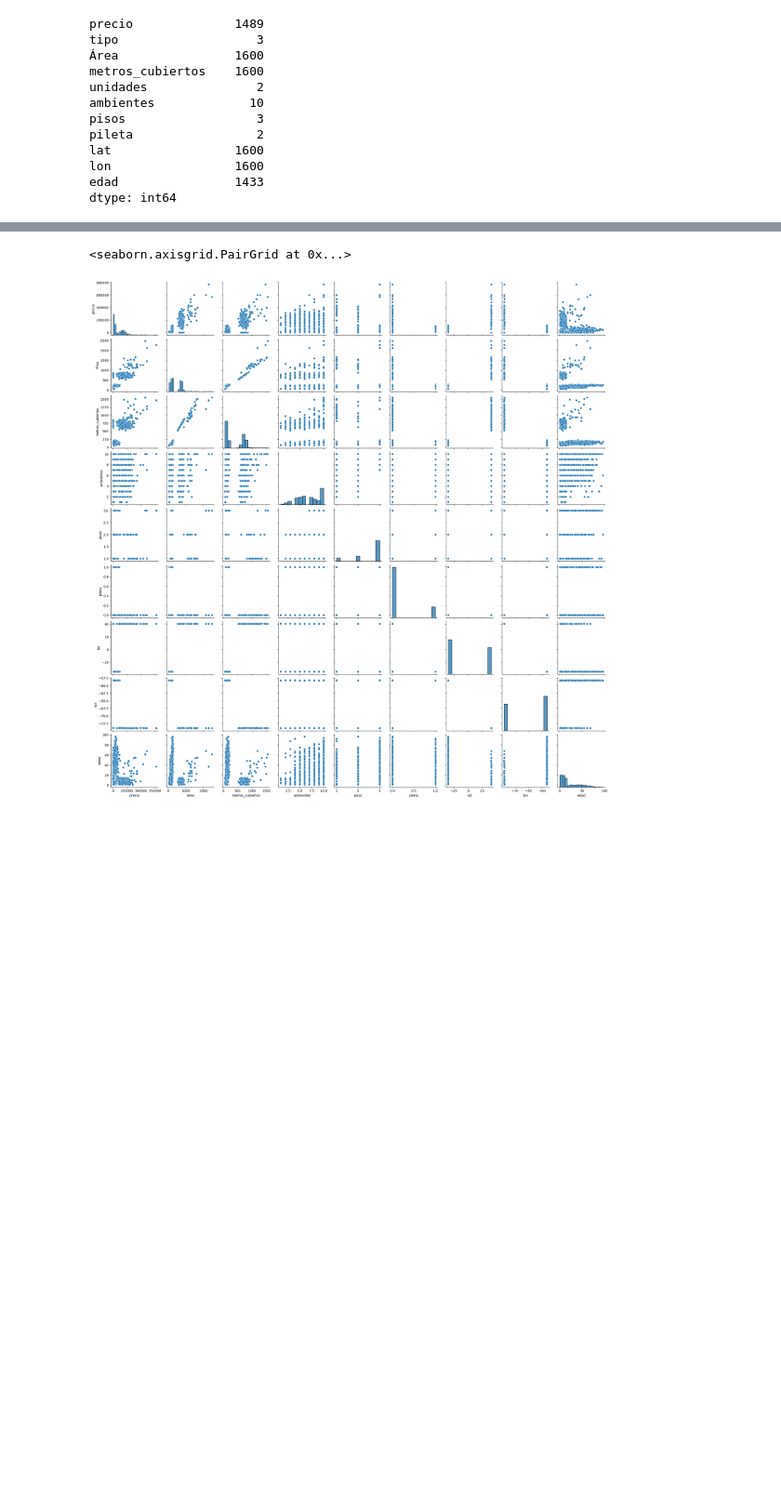
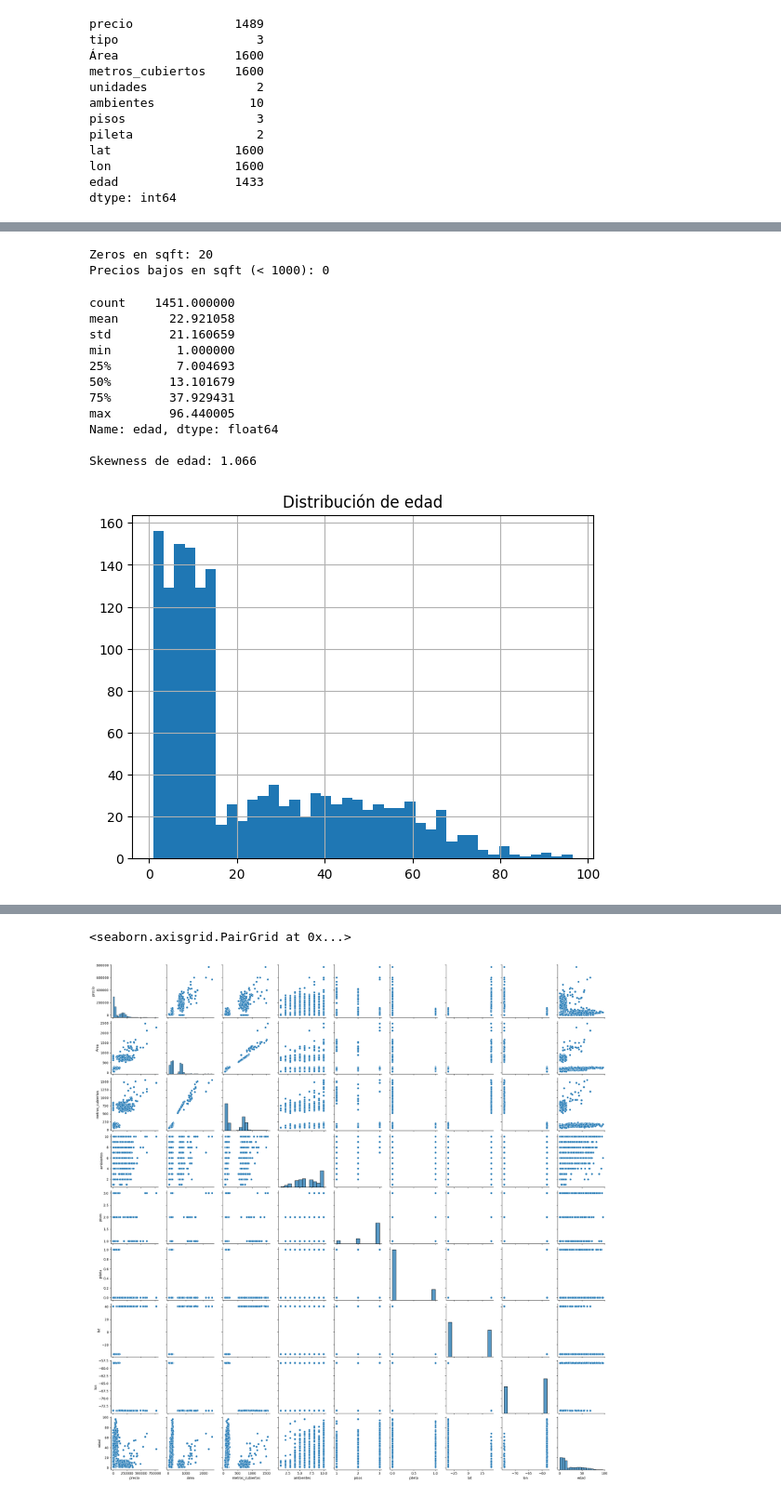
Before and after one commit to biancapaz/ml_tp1, a Jupyter notebook: notebooks/Entrega_TP1.ipynb, the cells around one changed output, grey strips where cells are left out. Shown at 93% size. Saved outputs shown, nothing was run; the diff lists cells and outputs as text; code cells hidden in the pictures; blank space fills up the shorter version.

```diff
--- a/notebooks/Entrega_TP1.ipynb
+++ b/notebooks/Entrega_TP1.ipynb
@@ -84,0 +301,26 @@ dtype: int64
+# %%
+print(f"Zeros en sqft: {((df['unidades']=='sqft') & (df['precio']==0)).sum()}")
+print(f"Precios bajos en sqft (< 1000): {((df['unidades']=='sqft') & (df['precio']< 1000) & (df['precio']>0)).sum()}")
+# %% [output]
+Zeros en sqft: 20
+Precios bajos en sqft (< 1000): 0
+# %%
+# Antes de decidir, mirá esto:
+print(df['edad'].describe())
+print(f"\nSkewness de edad: {df['edad'].skew():.3f}")
+df['edad'].hist(bins=40)
+plt.title('Distribución de edad')
+plt.show()
+# %% [output]
+count    1451.000000
+mean       22.921058
+std        21.160659
+min         1.000000
+25%         7.004693
+50%        13.101679
+75%        37.929431
+max        96.440005
+Name: edad, dtype: float64
+
+Skewness de edad: 1.066
+[figure, added]
```
Also changed, not shown: parts of 20 cells of this notebook.
